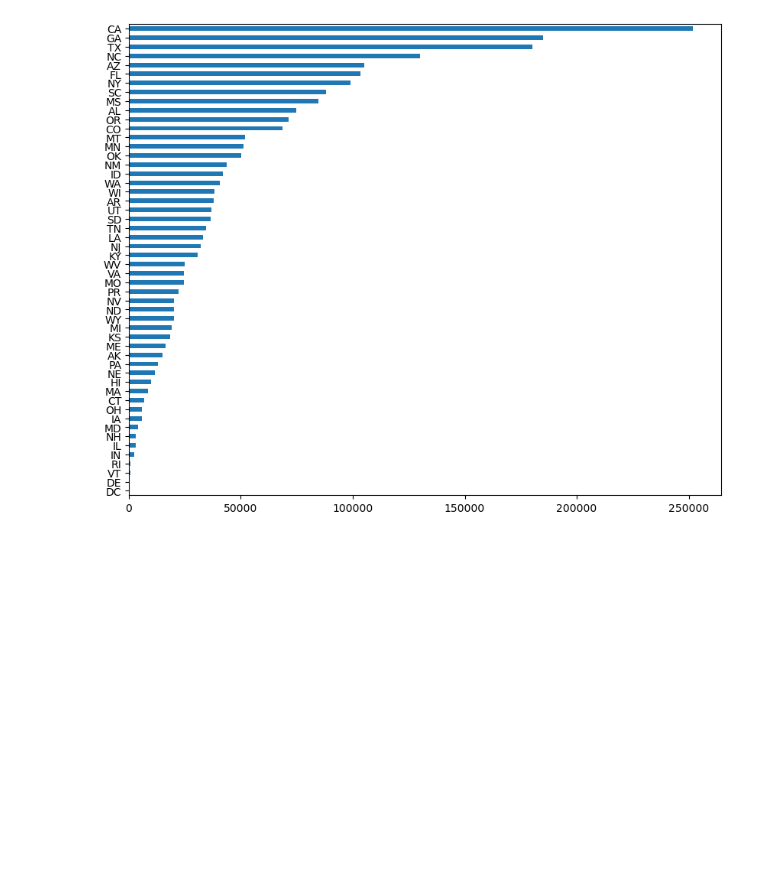
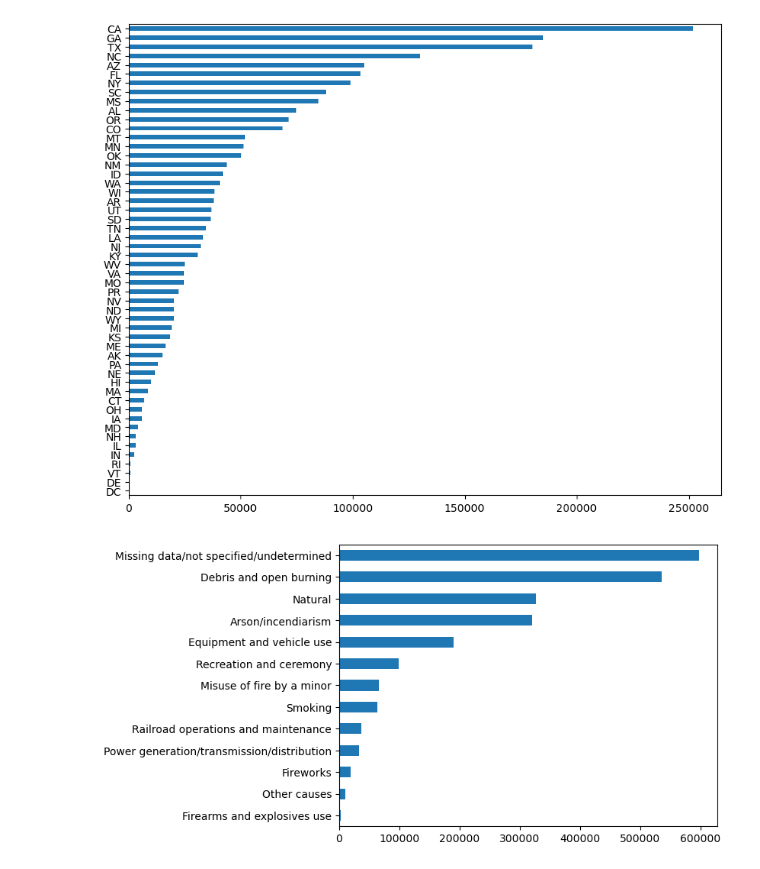
Before and after one commit to clovestad/Wild_fires, a Jupyter notebook: wildfires.ipynb, the cells around one changed output. Saved outputs shown, nothing was run; the diff lists cells and outputs as text; code cells hidden in the pictures; blank space fills up the shorter version.

```diff
--- a/wildfires.ipynb
+++ b/wildfires.ipynb
@@ -77,3 +112,8 @@ df['STATE'].value_counts().sort_values().plot(kind='barh')
 plt.show()
 # %% [output]
 [figure]
+# %%
+df['NWCG_GENERAL_CAUSE'].value_counts().sort_values().plot(kind='barh')
+plt.show()
+# %% [output]
+[figure, added]
```
Also changed, not shown: parts of 6 cells of this notebook.
